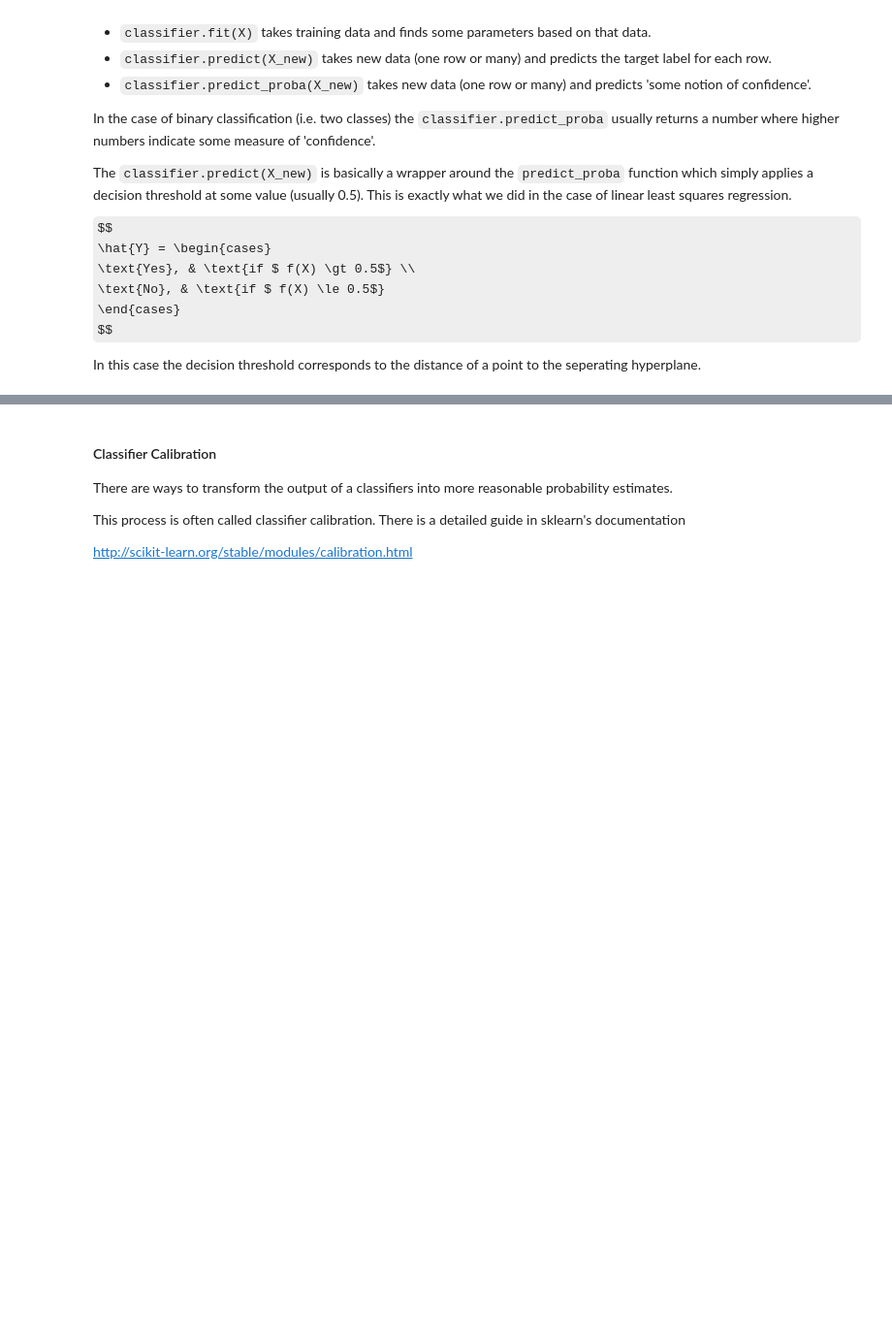
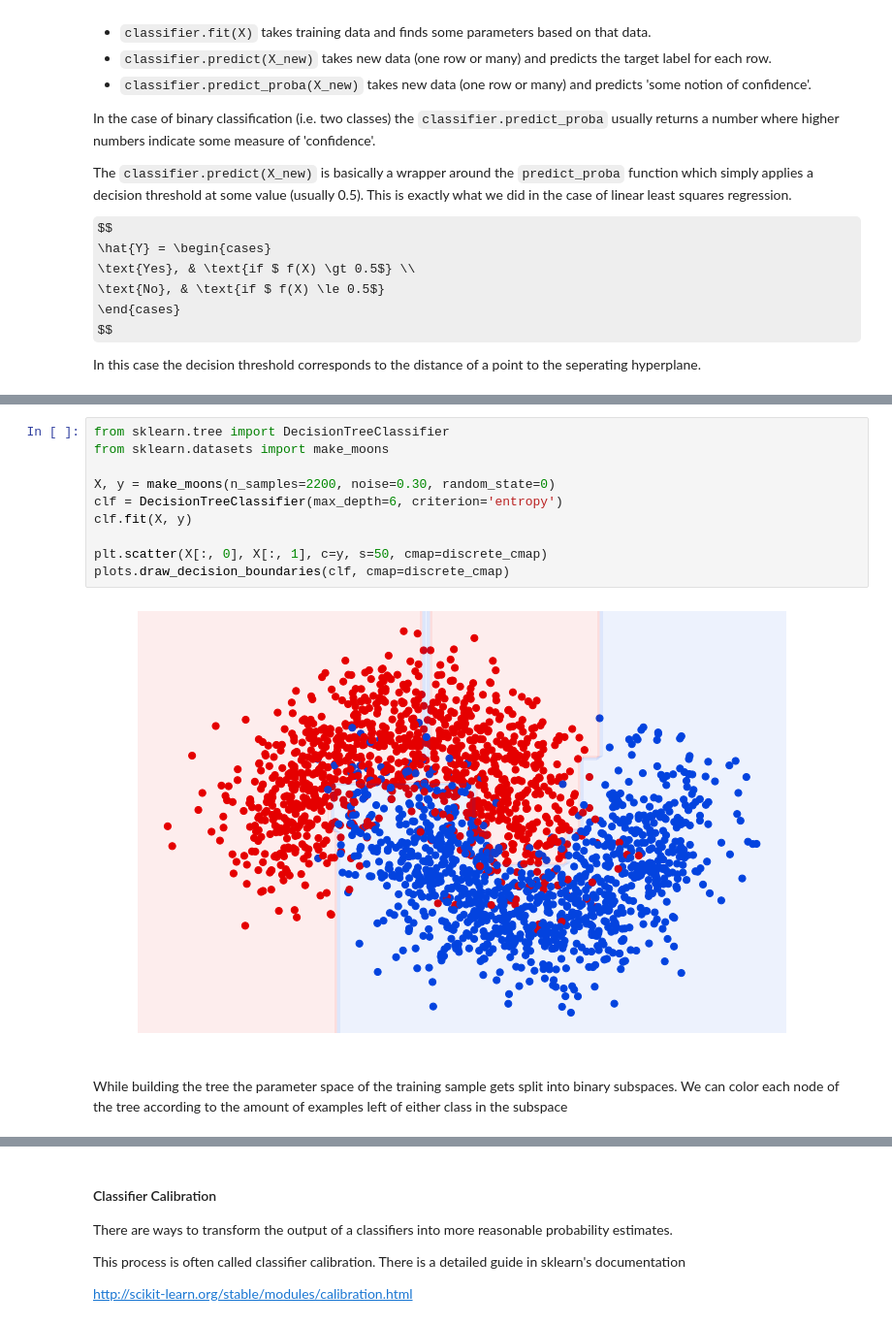
Before and after one commit to kbruegge/machine-learning-lecture, a Jupyter notebook: smd_ml.ipynb, the cells around one changed output, grey strips where cells are left out. Shown at 97% size. Cells and saved outputs as stored; diff of their text form; some formulas as TeX source; blank space fills up the shorter version.

```diff
--- a/smd_ml.ipynb
+++ b/smd_ml.ipynb
@@ -1514,0 +1711,15 @@ In this case the decision threshold corresponds to the distance of a point to th
+# %%
+from sklearn.tree import DecisionTreeClassifier
+from sklearn.datasets import make_moons
+
+X, y = make_moons(n_samples=2200, noise=0.30, random_state=0)
+clf = DecisionTreeClassifier(max_depth=6, criterion='entropy')
+clf.fit(X, y)
+
+plt.scatter(X[:, 0], X[:, 1], c=y, s=50, cmap=discrete_cmap)
+plots.draw_decision_boundaries(clf, cmap=discrete_cmap)
+# %% [output]
+[figure, added]
+# %% [markdown]
+While building the tree the parameter space of the training sample gets split into binary subspaces.
+We can color each node of the tree according to the amount of examples left of either class in the subspace
```
Also changed, not shown: parts of 64 cells of this notebook, 1 other file.
